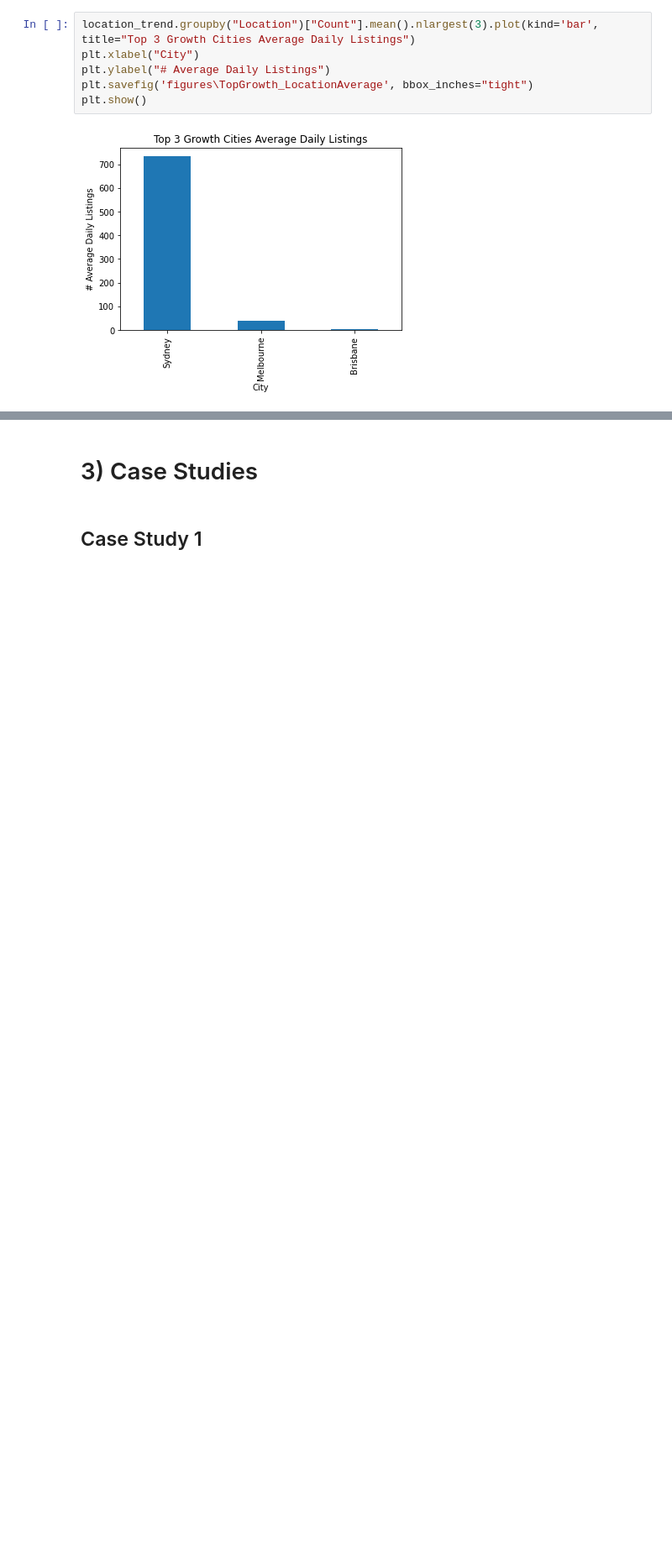
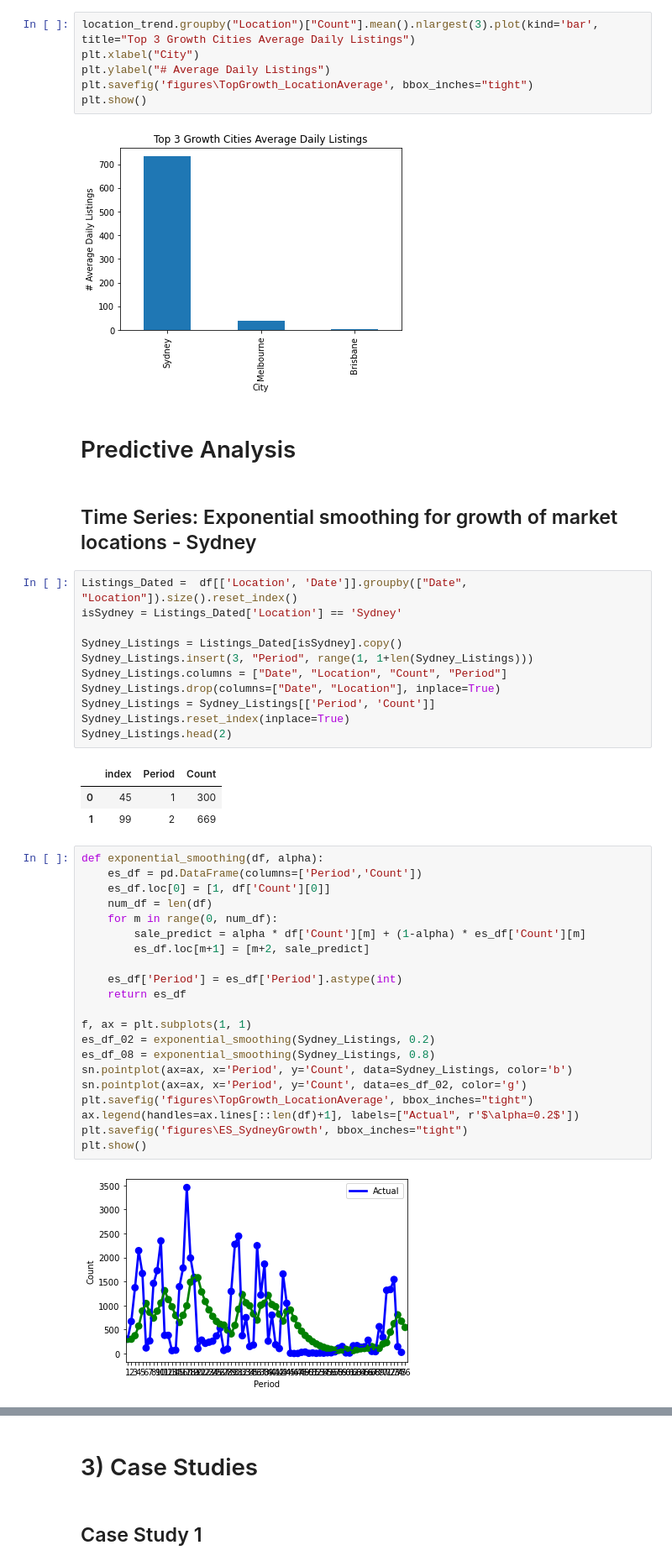
Before and after one commit to RyanWillie/Big-Data-Assignment, a Jupyter notebook: Notebook.ipynb, the cells around one changed output, grey strips where cells are left out. Shown at 84% size. Saved outputs shown, nothing was run; the diff lists cells and outputs as text; blank space fills up the shorter version.

Commit message:
Adding in predictive model

```diff
--- a/Notebook.ipynb
+++ b/Notebook.ipynb
@@ -447,3 +450,45 @@ plt.savefig('figures\TopGrowth_LocationAverage', bbox_inches="tight")
 plt.show()
 # %% [output]
 [figure]
+# %% [markdown]
+# Predictive Analysis
+# %% [markdown]
+## Time Series: Exponential smoothing for growth of market locations - Sydney
+# %%
+Listings_Dated =  df[['Location', 'Date']].groupby(["Date", "Location"]).size().reset_index()
+isSydney = Listings_Dated['Location'] == 'Sydney'
+
+Sydney_Listings = Listings_Dated[isSydney].copy()
+Sydney_Listings.insert(3, "Period", range(1, 1+len(Sydney_Listings)))
+Sydney_Listings.columns = ["Date", "Location", "Count", "Period"]
+Sydney_Listings.drop(columns=["Date", "Location"], inplace=True)
+Sydney_Listings = Sydney_Listings[['Period', 'Count']]
+Sydney_Listings.reset_index(inplace=True)
+Sydney_Listings.head(2)
+# %% [output]
+|  | index | Period | Count |
+| 0 | 45 | 1 | 300 |
+| 1 | 99 | 2 | 669 |
+# %%
+def exponential_smoothing(df, alpha):
+    es_df = pd.DataFrame(columns=['Period','Count'])
+    es_df.loc[0] = [1, df['Count'][0]]
+    num_df = len(df)
+    for m in range(0, num_df):
+        sale_predict = alpha * df['Count'][m] + (1-alpha) * es_df['Count'][m]
+        es_df.loc[m+1] = [m+2, sale_predict]
+
+    es_df['Period'] = es_df['Period'].astype(int)
+    return es_df
+
+f, ax = plt.subplots(1, 1)
+es_df_02 = exponential_smoothing(Sydney_Listings, 0.2)
+es_df_08 = exponential_smoothing(Sydney_Listings, 0.8)
+sn.pointplot(ax=ax, x='Period', y='Count', data=Sydney_Listings, color='b')
+sn.pointplot(ax=ax, x='Period', y='Count', data=es_df_02, color='g')
+plt.savefig('figures\TopGrowth_LocationAverage', bbox_inches="tight")
+ax.legend(handles=ax.lines[::len(df)+1], labels=["Actual", r'$\alpha=0.2$'])
+plt.savefig('figures\ES_SydneyGrowth', bbox_inches="tight")
+plt.show()
+# %% [output]
+[figure, added]
```
Also changed, not shown: parts of 5 cells of this notebook, 4 other files.
